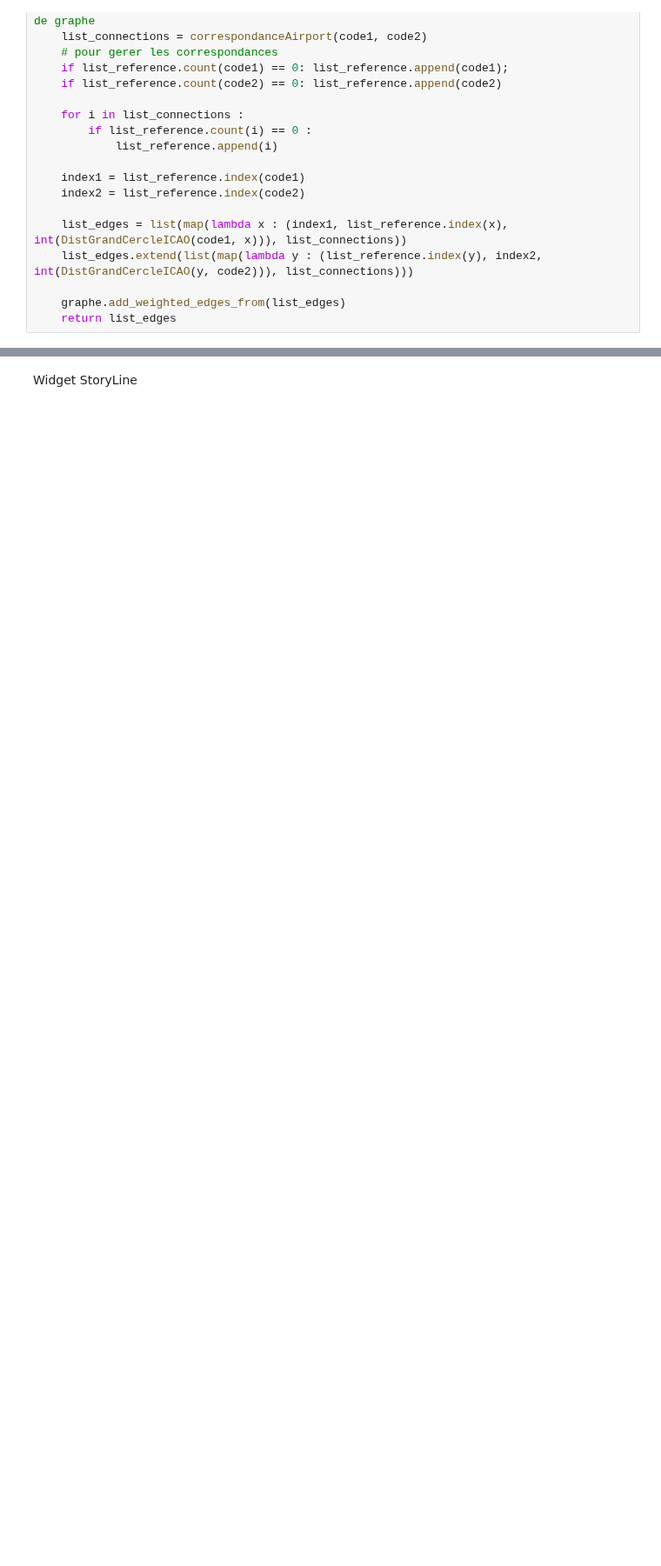
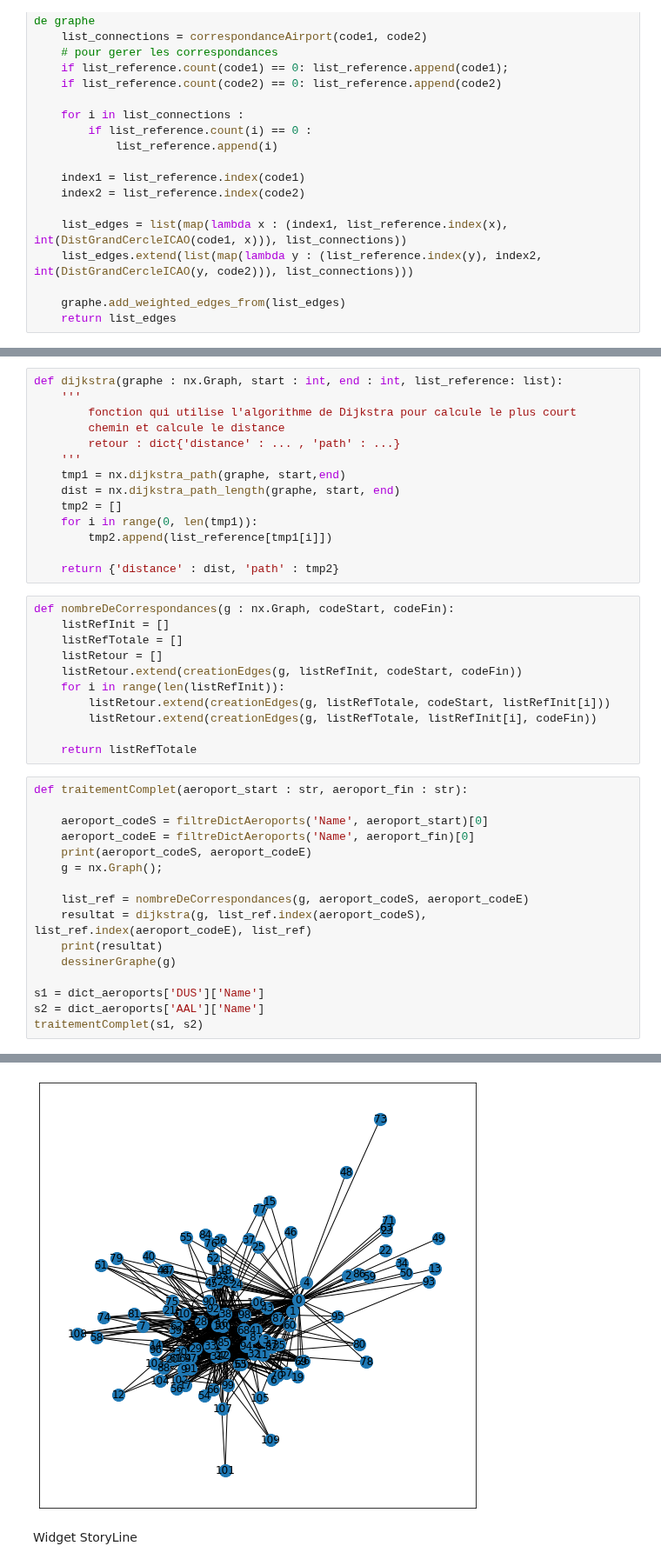
Before and after one commit to annevogel13/lifradaravion, a Jupyter notebook: NotebooksAnne/notebookFinaleAn.ipynb, the cells around one changed output, grey strips where cells are left out. Shown at 87% size. Cells and saved outputs as stored; diff of their text form; blank space fills up the shorter version.

Commit message:
offrir le choix pour les utilisateurs

```diff
--- a/NotebooksAnne/notebookFinaleAn.ipynb
+++ b/NotebooksAnne/notebookFinaleAn.ipynb
@@ -326,0 +258,42 @@ le correspondance qui a le moins de distance est 709 et c'est le airport ANR
+# %%
+def dijkstra(graphe : nx.Graph, start : int, end : int, list_reference: list):
+    '''
+        fonction qui utilise l'algorithme de Dijkstra pour calcule le plus court
+        chemin et calcule le distance
+        retour : dict{'distance' : ... , 'path' : ...}
+    '''
+    tmp1 = nx.dijkstra_path(graphe, start,end)
+    dist = nx.dijkstra_path_length(graphe, start, end)
+    tmp2 = []
+    for i in range(0, len(tmp1)):
+        tmp2.append(list_reference[tmp1[i]])
+
+    return {'distance' : dist, 'path' : tmp2}
+# %%
+def nombreDeCorrespondances(g : nx.Graph, codeStart, codeFin):
+    listRefInit = []
+    listRefTotale = []
+    listRetour = []
+    listRetour.extend(creationEdges(g, listRefInit, codeStart, codeFin))
+    for i in range(len(listRefInit)):
+        listRetour.extend(creationEdges(g, listRefTotale, codeStart, listRefInit[i]))
+        listRetour.extend(creationEdges(g, listRefTotale, listRefInit[i], codeFin))
+
+    return listRefTotale
+# %%
+def traitementComplet(aeroport_start : str, aeroport_fin : str):
+
+    aeroport_codeS = filtreDictAeroports('Name', aeroport_start)[0]
+    aeroport_codeE = filtreDictAeroports('Name', aeroport_fin)[0]
+    print(aeroport_codeS, aeroport_codeE)
+    g = nx.Graph();
+
+    list_ref = nombreDeCorrespondances(g, aeroport_codeS, aeroport_codeE)
+    resultat = dijkstra(g, list_ref.index(aeroport_codeS), list_ref.index(aeroport_codeE), list_ref)
+    print(resultat)
+    dessinerGraphe(g)
+
+s1 = dict_aeroports['DUS']['Name']
+s2 = dict_aeroports['AAL']['Name']
+traitementComplet(s1, s2)
+# %% [output]
@@ -327,2 +302,3 @@ le correspondance qui a le moins de distance est 709 et c'est le airport ANR
+[figure, added]
 # %% [markdown]
 Widget StoryLine
```
Also changed, not shown: parts of 17 cells of this notebook.
